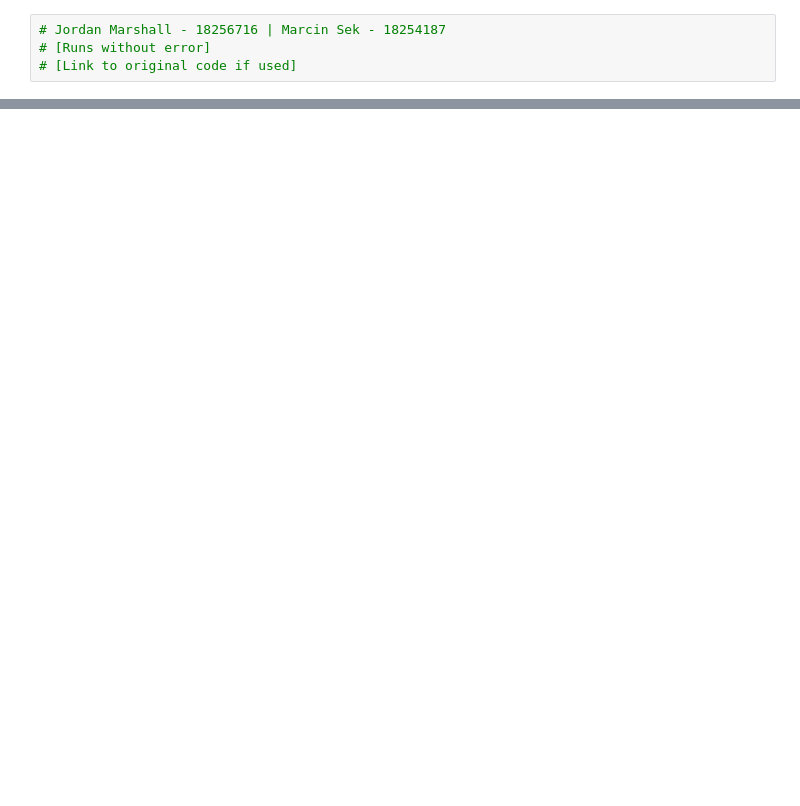
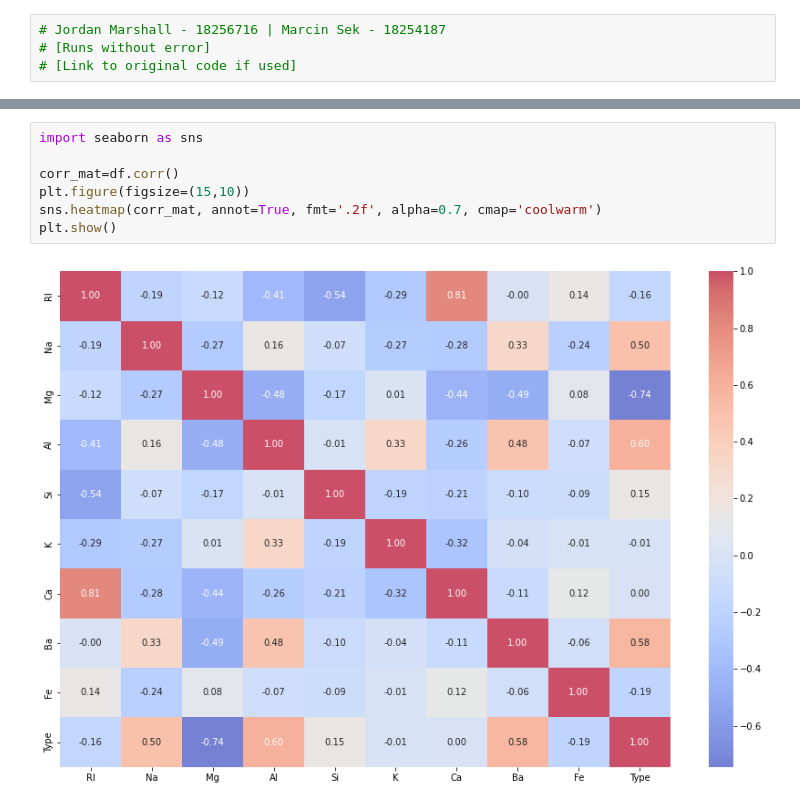
Before and after one commit to Jordanmarshall2510/CS4287-Neural-Computing, a Jupyter notebook: MLP-Assignment/model.ipynb, the cells around one changed output, grey strips where cells are left out. Cells and saved outputs as stored; diff of their text form; blank space fills up the shorter version.

```diff
--- a/MLP-Assignment/model.ipynb
+++ b/MLP-Assignment/model.ipynb
@@ -117,0 +43,9 @@ df.Type.plot.hist(ax=axes[5,1])
+# %%
+import seaborn as sns
+
+corr_mat=df.corr()
+plt.figure(figsize=(15,10))
+sns.heatmap(corr_mat, annot=True, fmt='.2f', alpha=0.7, cmap='coolwarm')
+plt.show()
+# %% [output]
+[figure, added]
```
Also changed, not shown: parts of 2 cells of this notebook.
